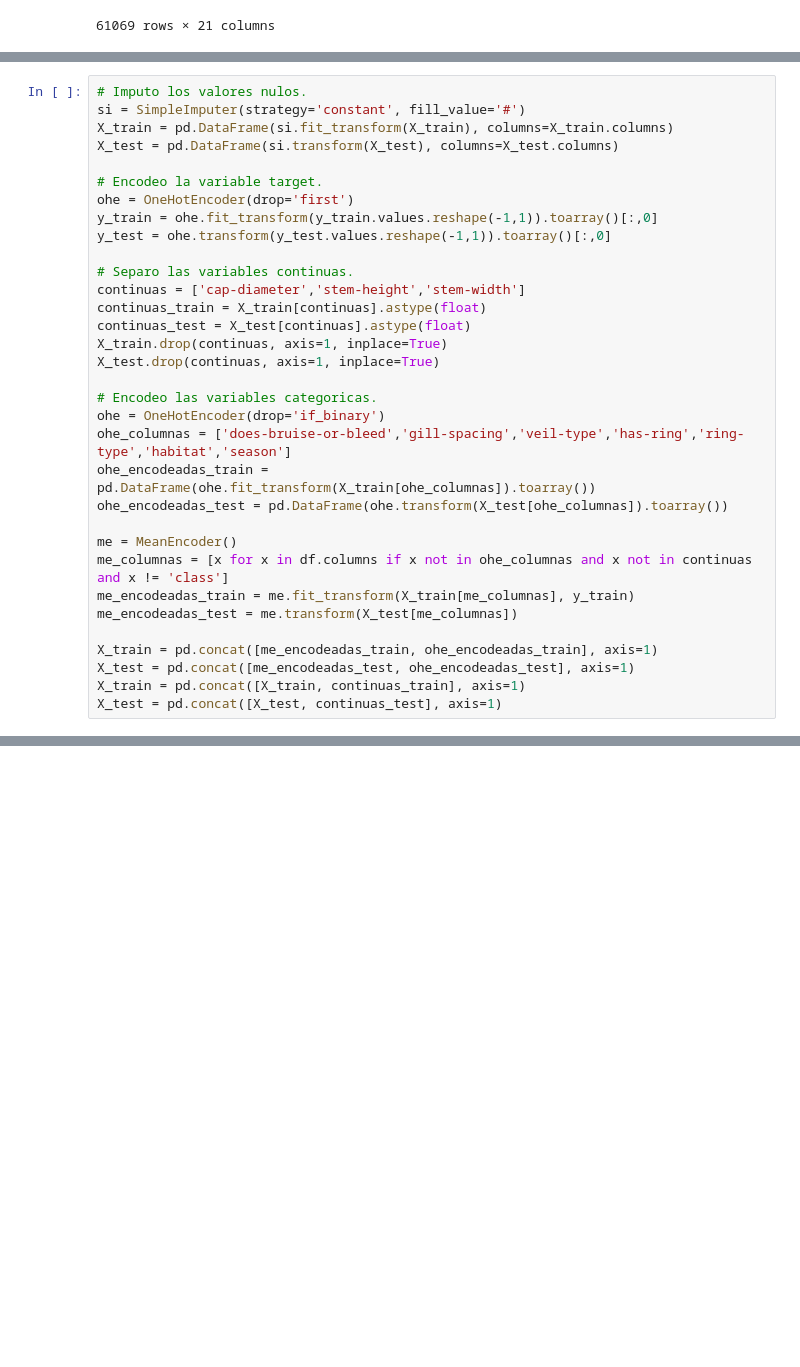
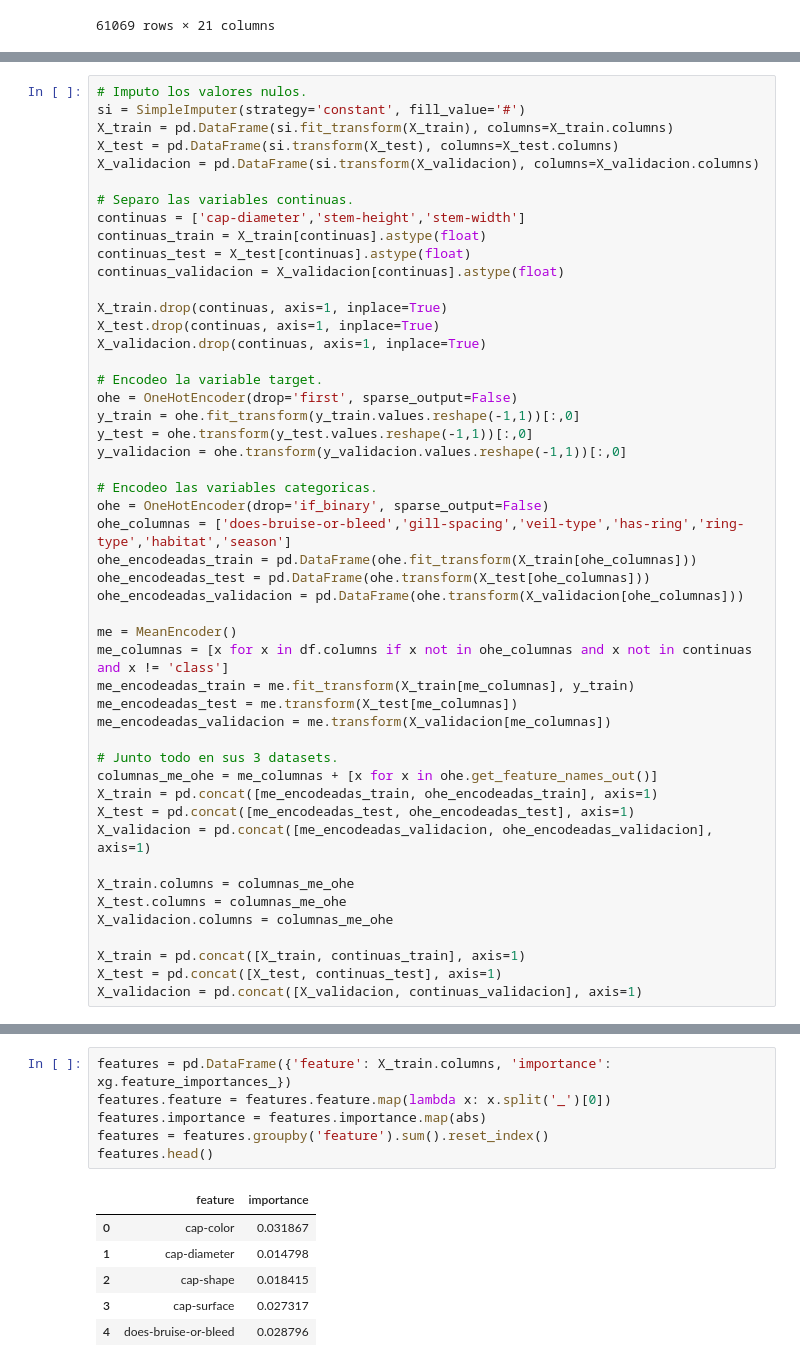
Before and after one commit to MarcosBianchii/Organizacion-de-Datos, a Jupyter notebook: TP2/ML.ipynb, the cells around one changed output, grey strips where cells are left out. Drawn from its saved outputs; the diff is of its cells as text; blank space fills up the shorter version.

```diff
--- a/TP2/ML.ipynb
+++ b/TP2/ML.ipynb
@@ -60,31 +53,47 @@ Index(['class', 'cap-diameter', 'cap-shape', 'cap-surface', 'cap-color',
 si = SimpleImputer(strategy='constant', fill_value='#')
 X_train = pd.DataFrame(si.fit_transform(X_train), columns=X_train.columns)
 X_test = pd.DataFrame(si.transform(X_test), columns=X_test.columns)
-
-# Encodeo la variable target.
-ohe = OneHotEncoder(drop='first')
-y_train = ohe.fit_transform(y_train.values.reshape(-1,1)).toarray()[:,0]
-y_test = ohe.transform(y_test.values.reshape(-1,1)).toarray()[:,0]
+X_validacion = pd.DataFrame(si.transform(X_validacion), columns=X_validacion.columns)
 
 # Separo las variables continuas.
 continuas = ['cap-diameter','stem-height','stem-width']
 continuas_train = X_train[continuas].astype(float)
 continuas_test = X_test[continuas].astype(float)
+continuas_validacion = X_validacion[continuas].astype(float)
+
 X_train.drop(continuas, axis=1, inplace=True)
 X_test.drop(continuas, axis=1, inplace=True)
+X_validacion.drop(continuas, axis=1, inplace=True)
+
+# Encodeo la variable target.
+ohe = OneHotEncoder(drop='first', sparse_output=False)
+y_train = ohe.fit_transform(y_train.values.reshape(-1,1))[:,0]
+y_test = ohe.transform(y_test.values.reshape(-1,1))[:,0]
+y_validacion = ohe.transform(y_validacion.values.reshape(-1,1))[:,0]
 
 # Encodeo las variables categoricas.
-ohe = OneHotEncoder(drop='if_binary')
+ohe = OneHotEncoder(drop='if_binary', sparse_output=False)
 ohe_columnas = ['does-bruise-or-bleed','gill-spacing','veil-type','has-ring','ring-type','habitat','season']
-ohe_encodeadas_train = pd.DataFrame(ohe.fit_transform(X_train[ohe_columnas]).toarray())
-ohe_encodeadas_test = pd.DataFrame(ohe.transform(X_test[ohe_columnas]).toarray())
+ohe_encodeadas_train = pd.DataFrame(ohe.fit_transform(X_train[ohe_columnas]))
+ohe_encodeadas_test = pd.DataFrame(ohe.transform(X_test[ohe_columnas]))
+ohe_encodeadas_validacion = pd.DataFrame(ohe.transform(X_validacion[ohe_columnas]))
 
 me = MeanEncoder()
 me_columnas = [x for x in df.columns if x not in ohe_columnas and x not in continuas and x != 'class']
 me_encodeadas_train = me.fit_transform(X_train[me_columnas], y_train)
 me_encodeadas_test = me.transform(X_test[me_columnas])
+me_encodeadas_validacion = me.transform(X_validacion[me_columnas])
 
+# Junto todo en sus 3 datasets.
+columnas_me_ohe = me_columnas + [x for x in ohe.get_feature_names_out()]
 X_train = pd.concat([me_encodeadas_train, ohe_encodeadas_train], axis=1)
 X_test = pd.concat([me_encodeadas_test, ohe_encodeadas_test], axis=1)
+X_validacion = pd.concat([me_encodeadas_validacion, ohe_encodeadas_validacion], axis=1)
+
+X_train.columns = columnas_me_ohe
+X_test.columns = columnas_me_ohe
+X_validacion.columns = columnas_me_ohe
+
 X_train = pd.concat([X_train, continuas_train], axis=1)
 X_test = pd.concat([X_test, continuas_test], axis=1)
+X_validacion = pd.concat([X_validacion, continuas_validacion], axis=1)
@@ -133 +142,14 @@ csv_predicciones.to_csv('data/predicciones_xgboost.csv', index=False)
 pickle.dump(xg, open('modelos/xgb.pkl', 'wb'))
+# %%
+features = pd.DataFrame({'feature': X_train.columns, 'importance': xg.feature_importances_})
+features.feature = features.feature.map(lambda x: x.split('_')[0])
+features.importance = features.importance.map(abs)
+features = features.groupby('feature').sum().reset_index()
+features.head()
+# %% [output]
+|  | feature | importance |
+| 0 | cap-color | 0.031867 |
+| 1 | cap-diameter | 0.014798 |
+| 2 | cap-shape | 0.018415 |
+| 3 | cap-surface | 0.027317 |
+| 4 | does-bruise-or-bleed | 0.028796 |
```
Also changed, not shown: parts of 14 cells of this notebook, 7 other files.
